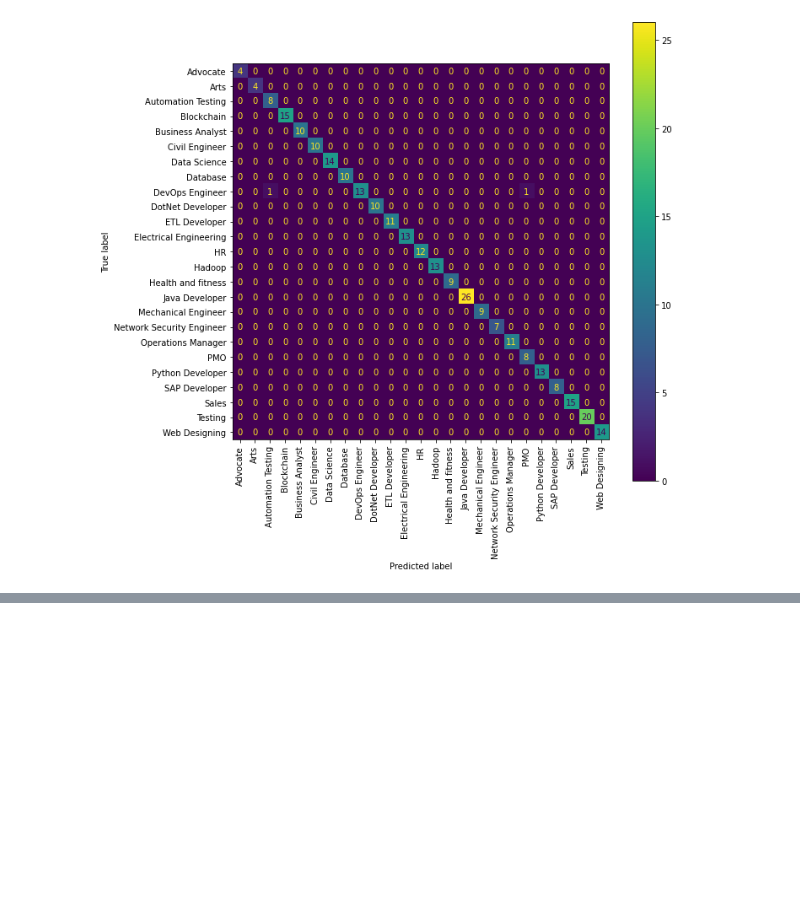
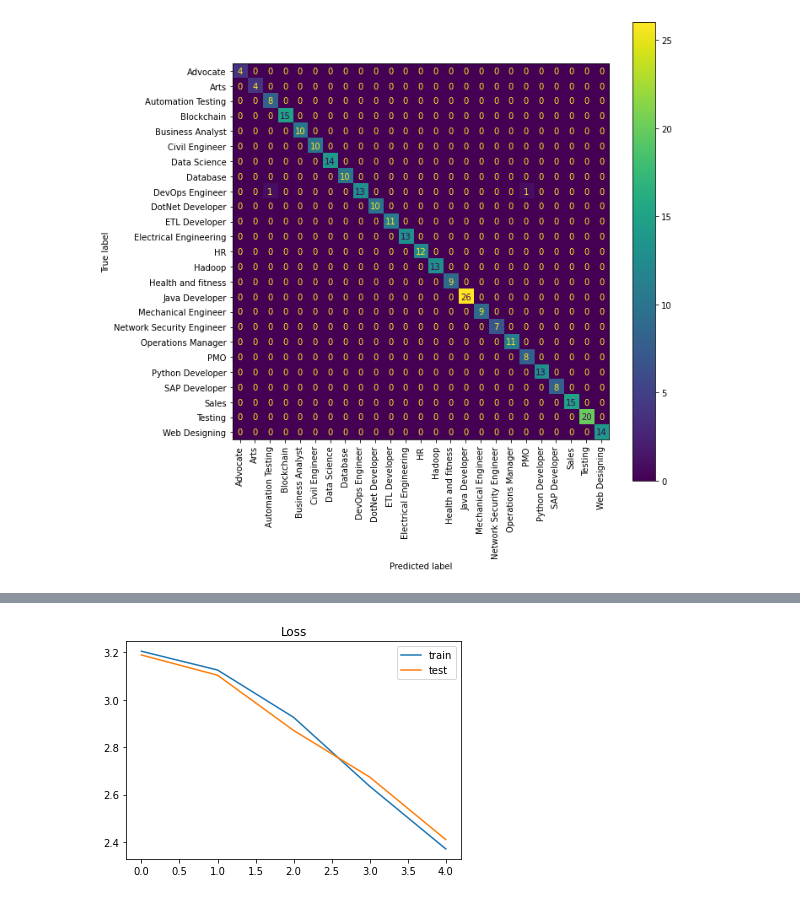
Before and after one commit to AJ-delaCruz/CMPE255, a Jupyter notebook: Resume.ipynb, the cells around one changed output, grey strips where cells are left out. Cells and saved outputs as stored; diff of their text form; code cells hidden in the pictures; blank space fills up the shorter version.

Commit message:
LSTM for comparison

```diff
--- a/Resume.ipynb
+++ b/Resume.ipynb
@@ -260,0 +310,4 @@ disp.plot(ax=ax, xticks_rotation = 'vertical')
+# %%
+Y = pd.get_dummies(df['Category']).values
+print('Shape of label tensor:', Y.shape)
+Y
@@ -260,0 +323,6 @@ disp.plot(ax=ax, xticks_rotation = 'vertical')
+# %%
+#Train-test split
+
+X_train, X_test, Y_train, Y_test = train_test_split(X,Y, test_size = 0.30, random_state = 42)
+print(X_train.shape,Y_train.shape)
+print(X_test.shape,Y_test.shape)
@@ -260,0 +332,12 @@ disp.plot(ax=ax, xticks_rotation = 'vertical')
+# %%
+from keras.layers import Dense, Embedding, LSTM, SpatialDropout1D
+from keras.models import Sequential
+
+
+lstm_model = Sequential()
+lstm_model.add(Embedding(MAX_NB_WORDS, EMBEDDING_DIM, input_length=X.shape[1]))
+lstm_model.add(SpatialDropout1D(0.2))
+lstm_model.add(LSTM(100, dropout=0.2, recurrent_dropout=0.2))
+lstm_model.add(Dense(Y_train.shape[1], activation='softmax'))
+lstm_model.compile(loss='categorical_crossentropy', optimizer='adam', metrics=['accuracy'])
+print(lstm_model.summary())
@@ -260,0 +364,11 @@ disp.plot(ax=ax, xticks_rotation = 'vertical')
+# %%
+from keras.callbacks import EarlyStopping
+
+
+epochs = 5
+batch_size = 64
+
+history = lstm_model.fit(X_train, Y_train, epochs=epochs,
+                    batch_size=batch_size,validation_split=0.1,
+                    callbacks=[EarlyStopping(monitor='val_loss',
+                                             patience=3, min_delta=0.0001)])
@@ -260,0 +394,8 @@ disp.plot(ax=ax, xticks_rotation = 'vertical')
+# %%
+plt.title('Loss')
+plt.plot(history.history['loss'], label='train')
+plt.plot(history.history['val_loss'], label='test')
+plt.legend()
+plt.show();
+# %% [output]
+[figure, added]
```
Also changed, not shown: parts of 19 cells of this notebook.
